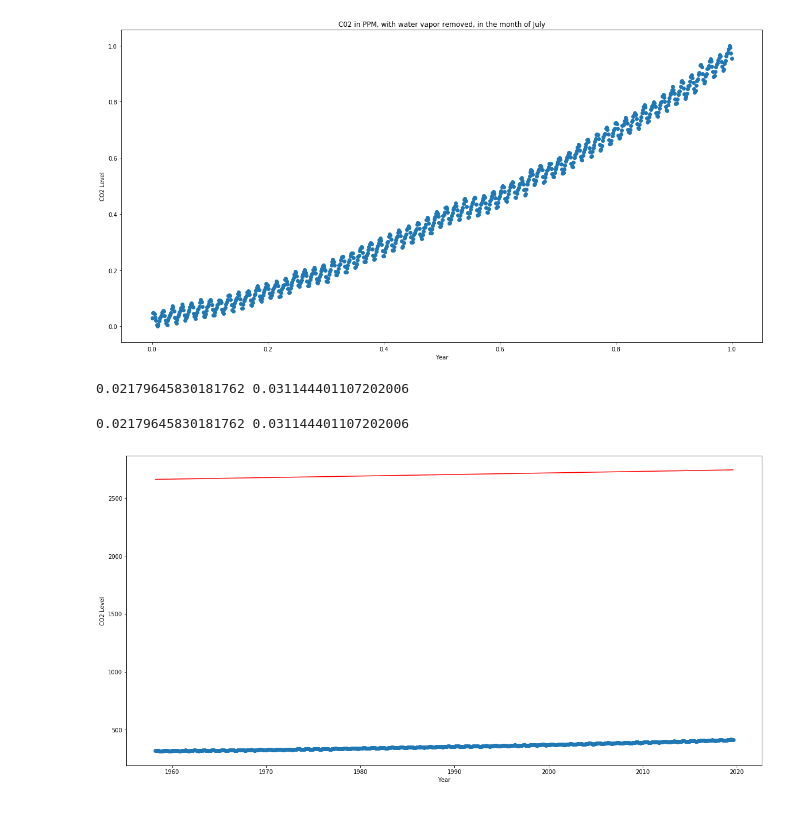
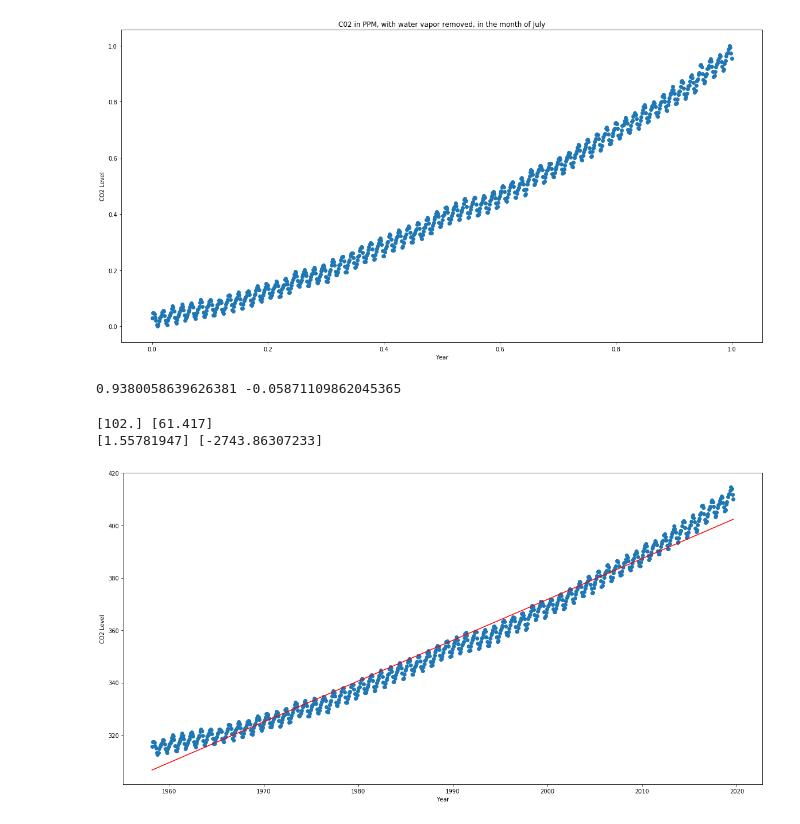
Before and after one commit to munachisonwadike/RegressionProject, a Jupyter notebook: MiniProj1/Mini Project 1 (Munachiso Nwadike).ipynb, the cells around one changed output. Saved outputs shown, nothing was run; the diff lists cells and outputs as text; code cells hidden in the pictures.

```diff
--- a/MiniProj1/Mini Project 1 (Munachiso Nwadike).ipynb
+++ b/MiniProj1/Mini Project 1 (Munachiso Nwadike).ipynb
@@ -130,6 +130,11 @@ max_x = max(X_year)
 min_y = min(Y_level)
 max_y = max(Y_level)
 
+ydiff = max_y - min_y
+xdiff = max_x - min_x
+
+print(ydiff, xdiff)
+
 print( min_x, max_x, min_y, max_y )
 
 X_year = ( X_year - min_x ) / ( max_x - min_x )
@@ -149,7 +155,7 @@ Text(0, 0.5, 'CO2 Level')
 # %%
 #adjusted gradient descent
 
-n_epochs = 40
+n_epochs = 40000
 
 
 n = float(len(X_year))
@@ -179,31 +185,37 @@ for epoch in range(n_epochs):
 
 print(m, c)
 # %% [output]
-0.02179645830181762 0.031144401107202006
+0.9380058639626381 -0.05871109862045365
 # %%
 #plot the trendline again
-print(m ,c)
+
 plt.figure(figsize=(20, 10))
 
-M = m*(max_x - min_x)
-C = c + ( M * (min_x) /(max_x - min_x) )
 
 X_year = (X_year *  ( max_x - min_x )) + min_x
+print(ydiff, xdiff)
+
+
+M = m * ydiff / xdiff
+C = min_y + (c*ydiff) - (m*ydiff*min_x/xdiff)
+
+print(M ,C)
 
 Y_pred = M * X_year + C
 
 # Y_pred = (Y_pred *  ( max_y - min_y )) + min_y
 
 Y_level = (Y_level *  ( max_y - min_y )) + min_y
 
 
 plt.scatter(X_year, Y_level)
 plt.plot([min(X_year), max(X_year)], [min(Y_pred), max(Y_pred)], color='red')  # regression line
 plt.xlabel("Year")
 plt.ylabel("CO2 Level")
 plt.show()
 # %% [output]
-0.02179645830181762 0.031144401107202006
+[102.] [61.417]
+[1.55781947] [-2743.86307233]
-[figure, old version]
+[figure, new version]
 # %%
 #print rmse and r2 scores
```
Also changed, not shown: parts of 1 cell of this notebook.
